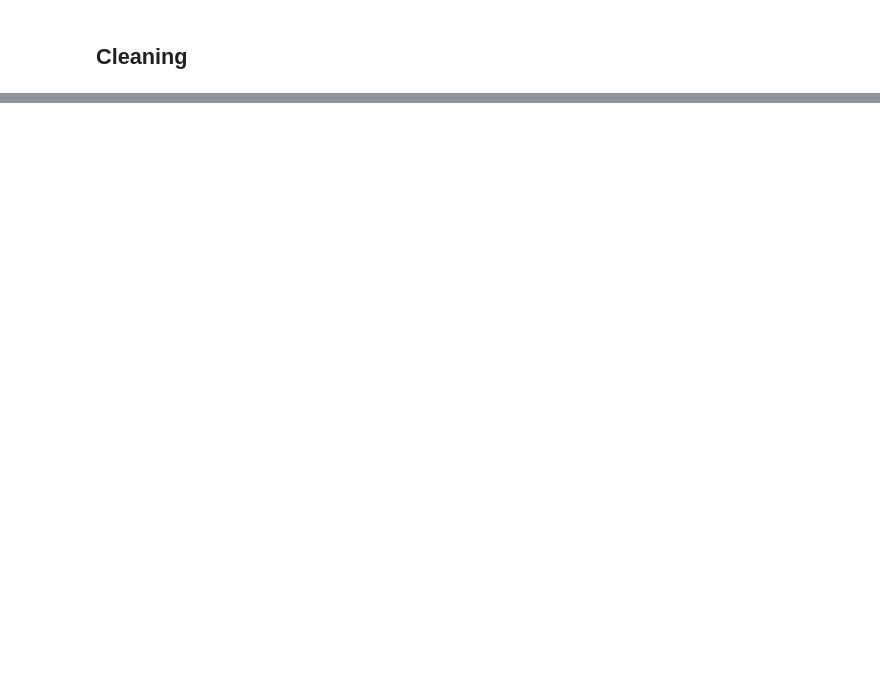
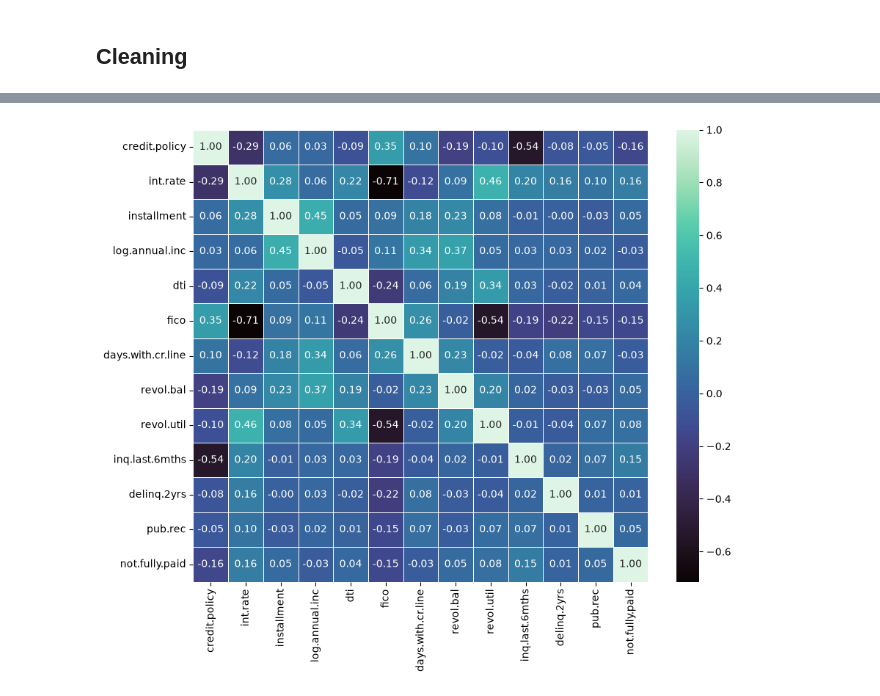
Before and after one commit to Ri-Dearg/aiml-labs, a Jupyter notebook: lab4c.ipynb, the cells around one changed output, grey strips where cells are left out. Cells and saved outputs as stored; diff of their text form; code cells hidden in the pictures; blank space fills up the shorter version.

```diff
--- a/lab4c.ipynb
+++ b/lab4c.ipynb
@@ -113,0 +142,8 @@ for ax, col in zip(axes.flat, cols):
+# %%
+# Many items have near no correlation via pearson or spearman.
+# Fico and int.rate have the highest correlation with not.fully.paid, but still low.
+plt.figure(figsize=(10, 8))
+sns.heatmap(df.corr(numeric_only=True), annot=True, cmap='mako', fmt='.2f', linewidths=0.5)
+plt.show()
+# %% [output]
+[figure, added]
```
Also changed, not shown: parts of 12 cells of this notebook.
